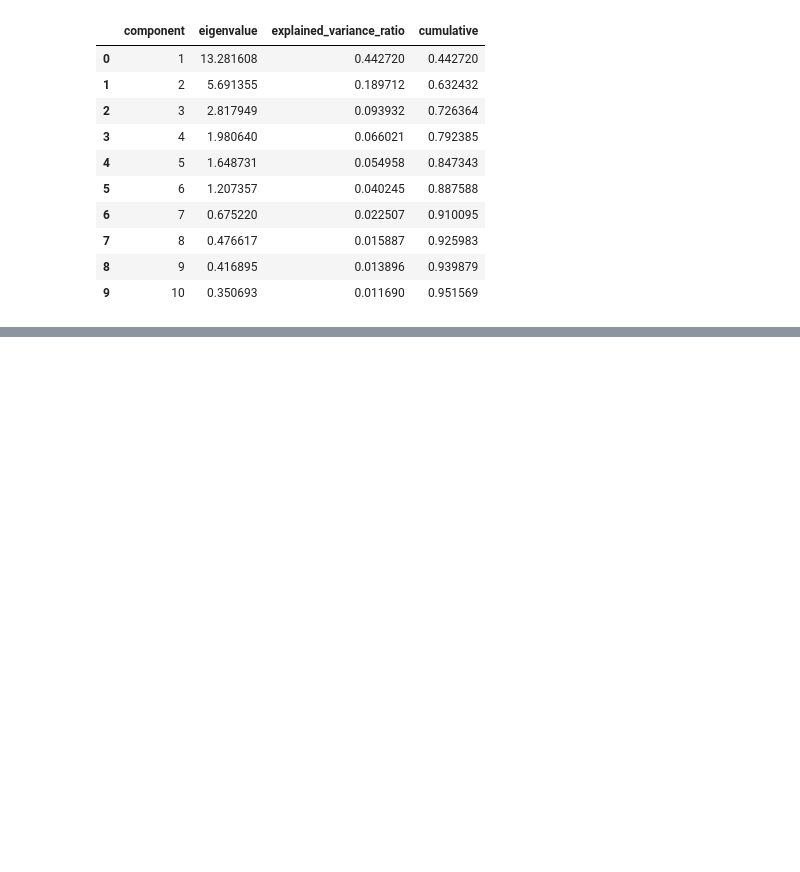
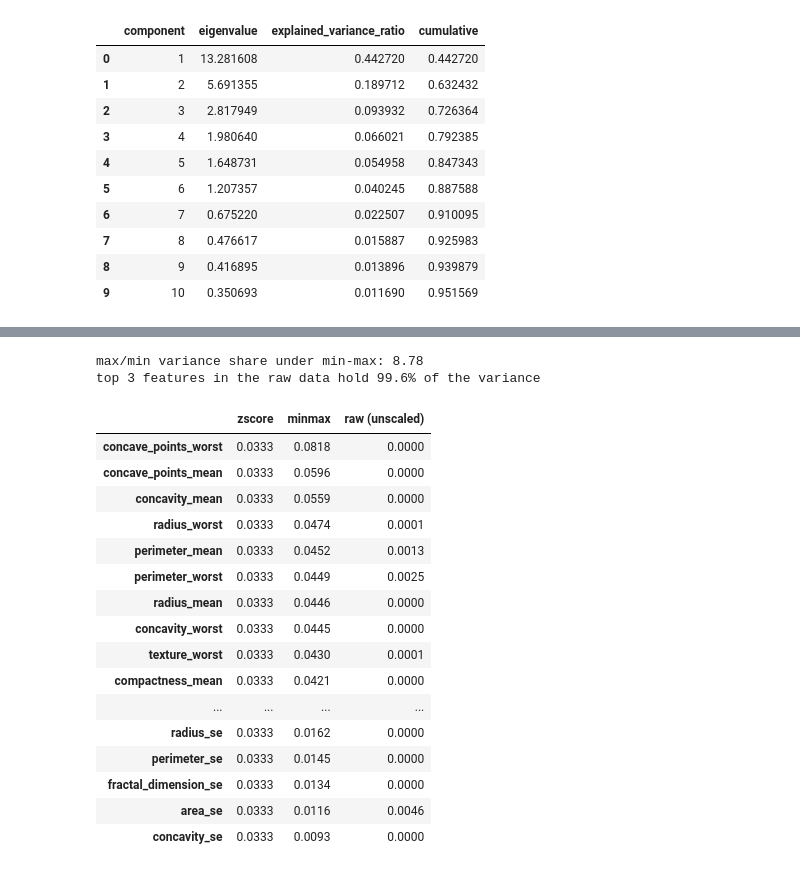
Before and after one commit to Stefy1209/Advanced-Methods-of-Data-Analysis, a Jupyter notebook: Reports/Report 1/src/wdbc/main.ipynb, the cells around one changed output, grey strips where cells are left out. Drawn from its saved outputs; the diff is of its cells as text; code cells hidden in the pictures; blank space fills up the shorter version.

```diff
--- a/Reports/Report 1/src/wdbc/main.ipynb
+++ b/Reports/Report 1/src/wdbc/main.ipynb
@@ -258,0 +324,32 @@ components with eigenvalue > 1 (Kaiser criterion): 6
+# %%
+weights = pd.DataFrame({
+    name: pd.Series(A.var(axis=0) / A.var(axis=0).sum(), index=FEATURES)
+    for name, A in variants.items()
+})
+weights["raw (unscaled)"] = pd.Series(X_raw.var(axis=0) / X_raw.var(axis=0).sum(), index=FEATURES)
+weights = weights.sort_values("minmax", ascending=False)
+weights.to_csv(OUT_DIR / "wdbc_scaling_variance_share.csv")
+
+print("max/min variance share under min-max:", f"{weights['minmax'].max() / weights['minmax'].min():.2f}")
+print("top 3 features in the raw data hold", f"{weights['raw (unscaled)'].nlargest(3).sum():.1%}", "of the variance")
+weights.round(4)
+# %% [output]
+max/min variance share under min-max: 8.78
+top 3 features in the raw data hold 99.6% of the variance
+|  | zscore | minmax | raw (unscaled) |
+| concave_points_worst | 0.0333 | 0.0818 | 0.0000 |
+| concave_points_mean | 0.0333 | 0.0596 | 0.0000 |
+| concavity_mean | 0.0333 | 0.0559 | 0.0000 |
+| radius_worst | 0.0333 | 0.0474 | 0.0001 |
+| perimeter_mean | 0.0333 | 0.0452 | 0.0013 |
+| perimeter_worst | 0.0333 | 0.0449 | 0.0025 |
+| radius_mean | 0.0333 | 0.0446 | 0.0000 |
+| concavity_worst | 0.0333 | 0.0445 | 0.0000 |
+| texture_worst | 0.0333 | 0.0430 | 0.0001 |
+| compactness_mean | 0.0333 | 0.0421 | 0.0000 |
+| ... | ... | ... | ... |
+| radius_se | 0.0333 | 0.0162 | 0.0000 |
+| perimeter_se | 0.0333 | 0.0145 | 0.0000 |
+| fractal_dimension_se | 0.0333 | 0.0134 | 0.0000 |
+| area_se | 0.0333 | 0.0116 | 0.0046 |
+| concavity_se | 0.0333 | 0.0093 | 0.0000 |
```
Also changed, not shown: parts of 6 cells of this notebook, 5 other files.
